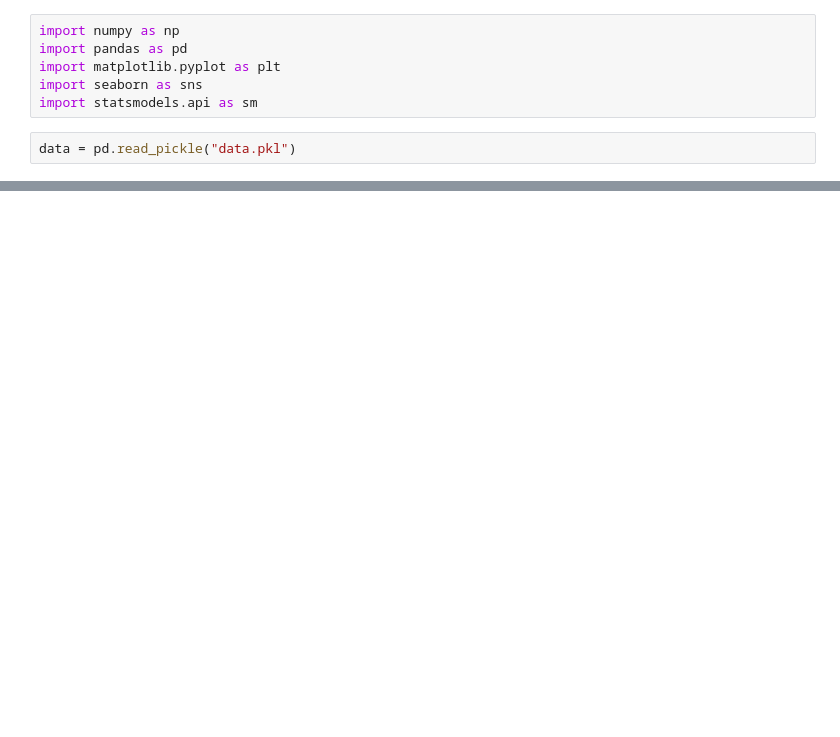
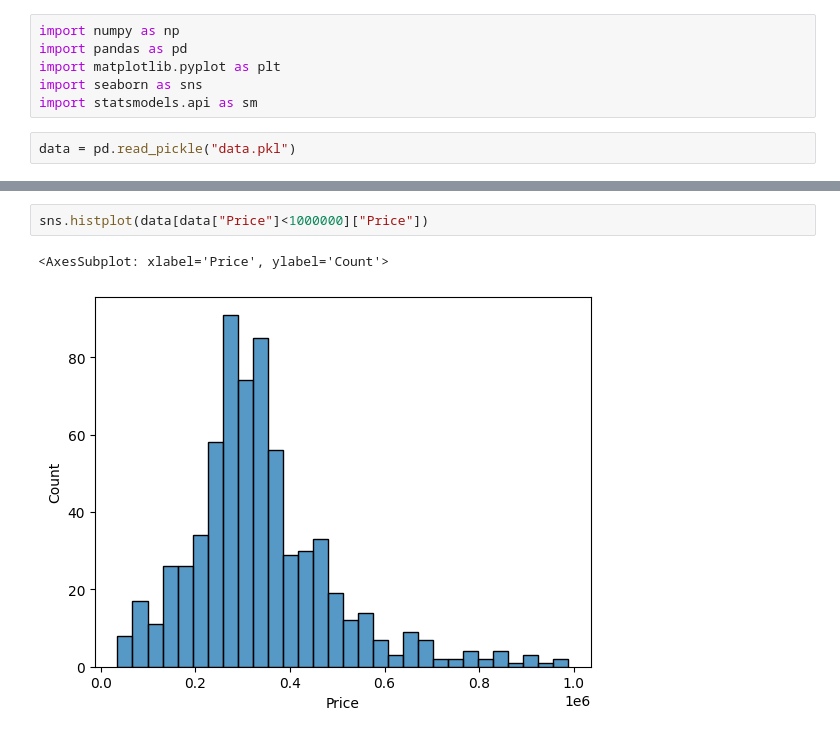
Before and after one commit to gassergalalali/House-Prices, a Jupyter notebook: Analysis.ipynb, the cells around one changed output, grey strips where cells are left out. Cells and saved outputs as stored; diff of their text form; blank space fills up the shorter version.

```diff
--- a/Analysis.ipynb
+++ b/Analysis.ipynb
@@ -9,3 +25,8 @@ data = pd.read_pickle("data.pkl")
+# %%
+sns.histplot(data[data["Price"]<1000000]["Price"])
+# %% [output]
+<AxesSubplot: xlabel='Price', ylabel='Count'>
+[figure, added]
 # %%
 sns.pairplot(
     data=data[['Price','Area', '#Beds','#Baths',"PricePerFoot"]],
```
Also changed, not shown: parts of 6 cells of this notebook.
